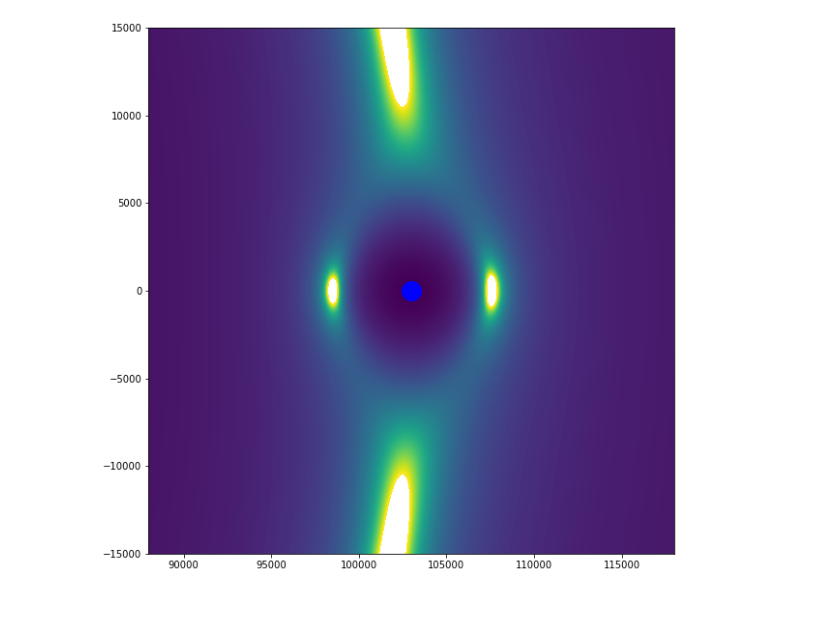
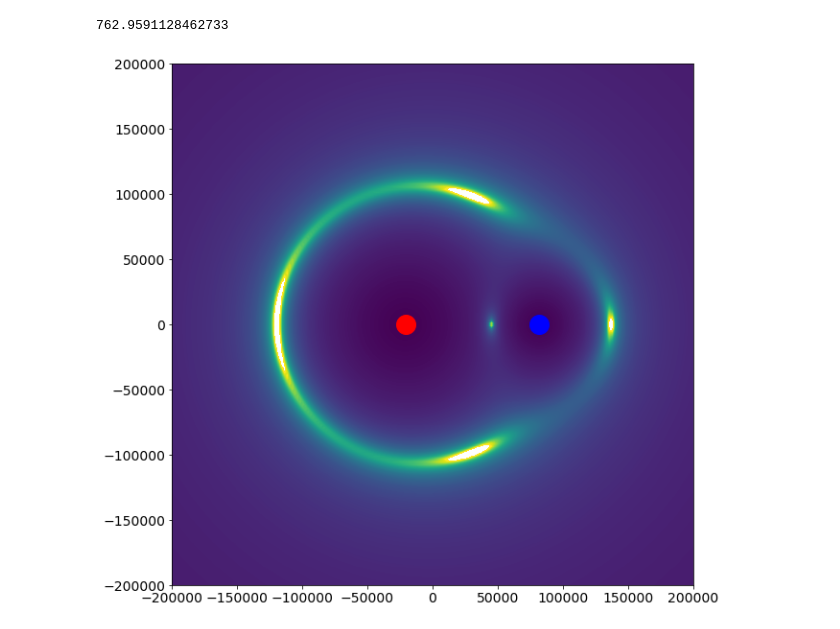
Before and after one commit to DND-DRDC-RDDC/OS_PyCoMod, a Jupyter notebook: lagrange.ipynb, the cells around one changed output. Cells and saved outputs as stored; diff of their text form; code cells hidden in the pictures.

```diff
--- a/lagrange.ipynb
+++ b/lagrange.ipynb
@@ -15,7 +15,7 @@ class Dune(pcm.Model):
 
         # Masses
         M_a = self.parameter(4.97*10**9) # Eg
-        M_h = self.parameter(1.27*10**6) # Eg
+        M_h = self.parameter(1.27*10**9) # Eg
         M_m = self.parameter(1.12*10**5) # Eg
 
         # Radii
@@ -116,10 +116,10 @@ class Dune(pcm.Model):
 
         #field grid
         N = 199 # grid divisions
-        #L = 200000 #grid spacial range from origin
-        L = 15000
+        L = 200000 #grid spacial range from origin
+        #L = 15000
 
-        Gx = [L_ah -L + x/N*2*L for x in range(N+1)]
+        Gx = [-L + x/N*2*L for x in range(N+1)]
         Gy = [-L + x/N*2*L for x in range(N+1)]
 
         W = math.sqrt(G*M_a/L_ah**3) #angular velocity of Arrakis HoG frame
@@ -151,20 +151,12 @@ class Dune(pcm.Model):
 
 
 
-
-
-
-
-
-
-
-
-
-
-
-
         self.set_available(locals(), output=(Px_a, Py_a, Px_h, Py_h, D_ah, Dx_ah, Dy_ah))
 d = Dune()
+# %%
+d.Fy[100][150]()
+# %% [output]
+762.9591128462733
 # %%
 mgr = pcm.RunManager()
 mgr.run(d, duration=24*0, dt=0.1, tunit=np.timedelta64(1, 'h'), label='My run')
@@ -189,37 +181,38 @@ ax.plot(d.Px_m.value_hist[-1], d.Py_m.value_hist[-1], color='green', marker='o',
 #Y = d.Gy
 #U, V = np.meshgrid(X, Y)
 N = d.N
 Fx = [0]*(N+1)
 Fy = [0]*(N+1)
 for j in range(N+1):
     Fx[j] = [0]*(N+1)
     Fy[j] = [0]*(N+1)
     for i in range(N+1):
-        Fx[j][i] = 1/math.sqrt(d.Fx[j][i]()**2 + d.Fy[j][i]()**2)
+        Fx[j][i] = 1/(d.Fx[j][i]()**2 + d.Fy[j][i]()**2)**0.35
         #Fy[j][i] = d.Fy[j][i]()
 
 
 
 
 ax.contourf(d.Gx, d.Gy, Fx, levels=np.linspace(0, 0.1, 500))
 #ax.quiverkey(q, X=0.3, Y=1.1, U=10,
 #             label='Quiver key, length = 20', labelpos='E')
 
 #ax.quiver(d.Gx, d.Gy, Fx, Fy, width=0.002)
 
 
 #ax.set(xlabel='time (s)', ylabel='voltage (mV)',
 #       title='About as simple as it gets, folks')
-r = 15000
+r = 200000
 #ax.grid()
 ax.set_aspect('equal', 'box')
-ax.set_xlim([d.L_ah -r, d.L_ah + r])
+ax.set_xlim([ -r, r])
+#ax.set_xlim([-r, r])
 ax.set_ylim([-r, r])
 
 
 plt.show()
 # %% [output]
-[figure, old version]
+[figure, new version]
 # %%
 d.Vy_a.value_hist[-1]
 # %%
```
Also changed, not shown: parts of 2 cells of this notebook, 2 other files.
